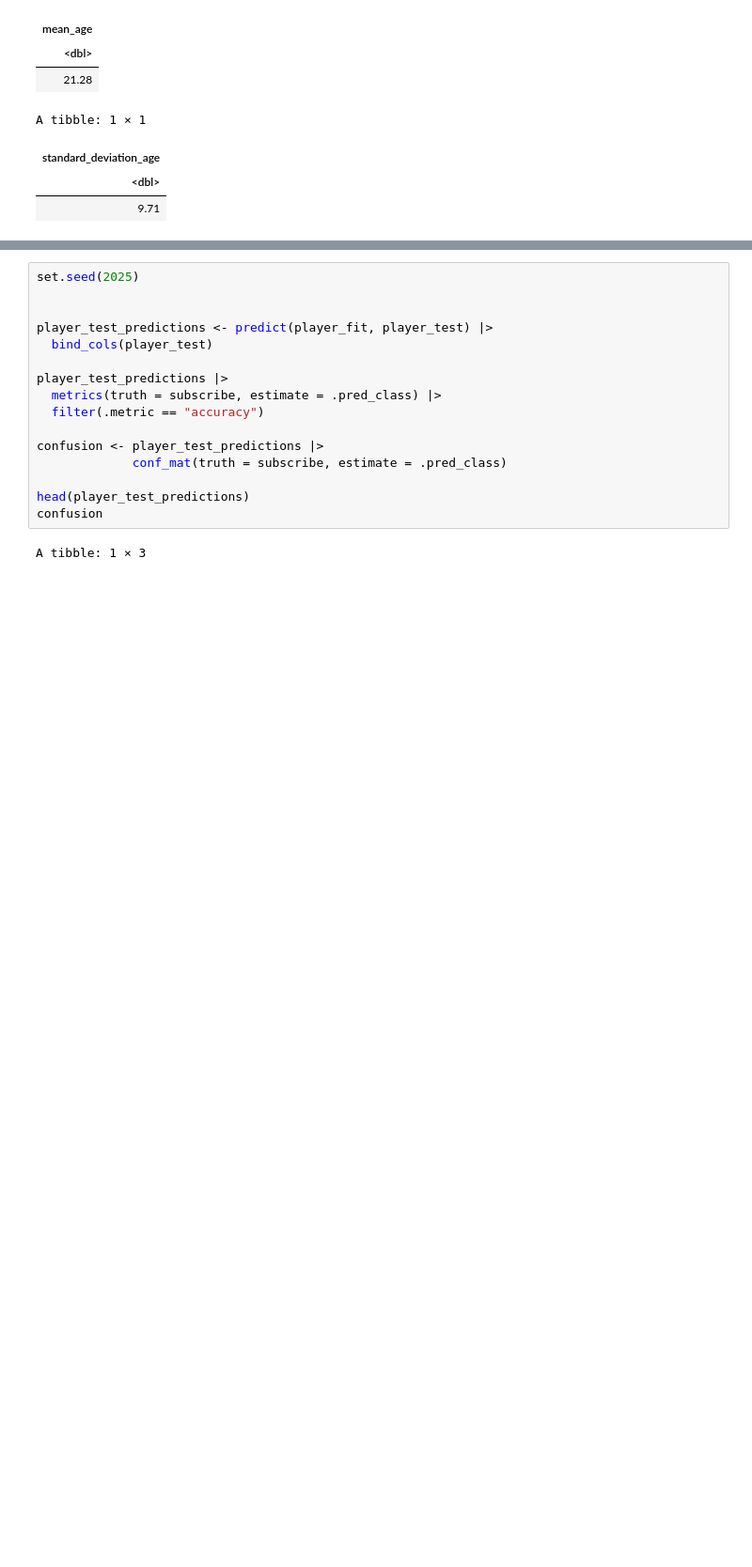
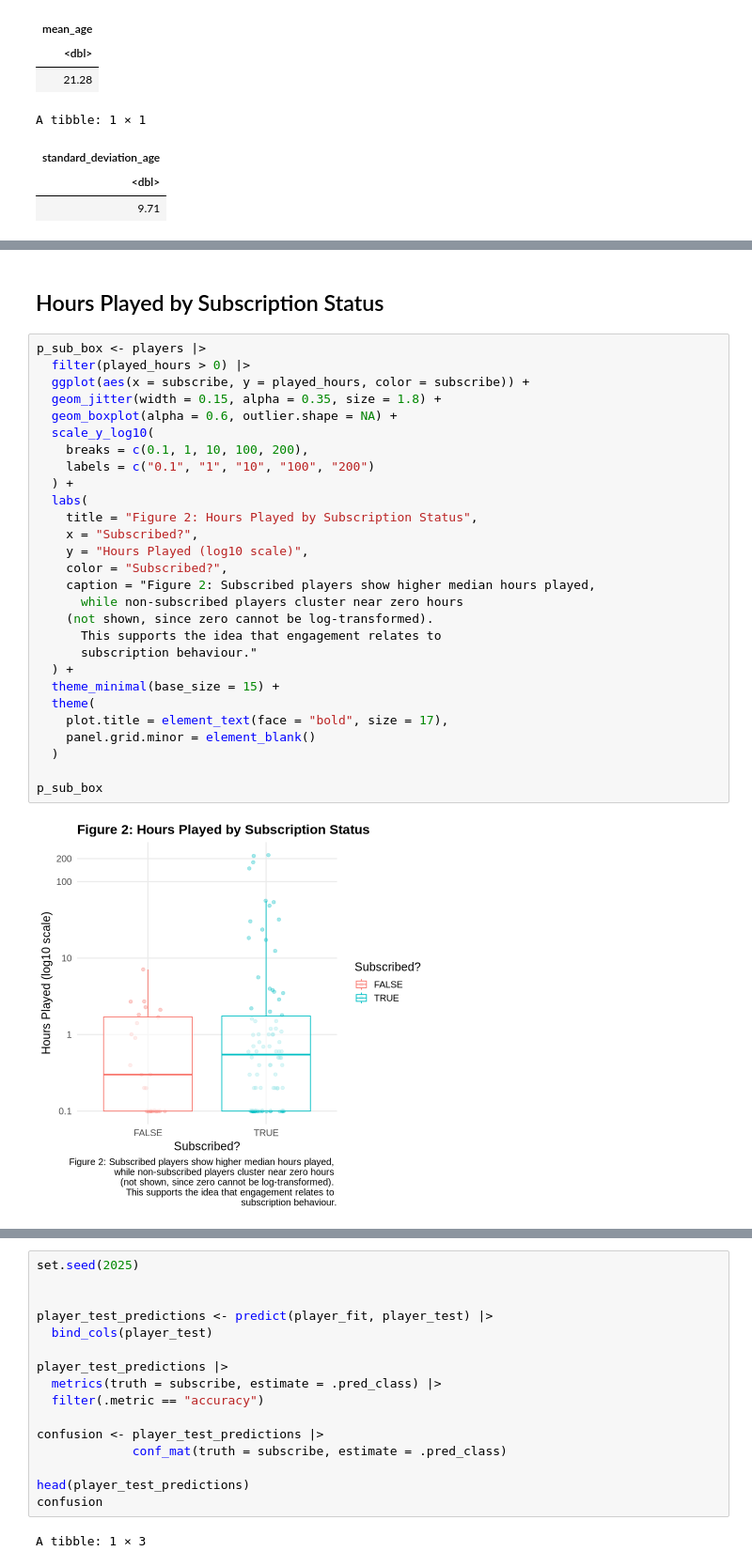
Before and after one commit to cohenp/DSCI-100-Project-004-21, a Jupyter notebook: project_final_report.ipynb, the cells around one changed output, grey strips where cells are left out. Shown at 94% size. Drawn from its saved outputs; the diff is of its cells as text; blank space fills up the shorter version.

```diff
--- a/project_final_report.ipynb
+++ b/project_final_report.ipynb
@@ -233,0 +235,32 @@ Warning message in scale_y_log10():
+# %% [markdown]
+## Hours Played by Subscription Status
+# %%
+p_sub_box <- players |>
+  filter(played_hours > 0) |>
+  ggplot(aes(x = subscribe, y = played_hours, color = subscribe)) +
+  geom_jitter(width = 0.15, alpha = 0.35, size = 1.8) +
+  geom_boxplot(alpha = 0.6, outlier.shape = NA) +
+  scale_y_log10(
+    breaks = c(0.1, 1, 10, 100, 200),
+    labels = c("0.1", "1", "10", "100", "200")
+  ) +
+  labs(
+    title = "Figure 2: Hours Played by Subscription Status",
+    x = "Subscribed?",
+    y = "Hours Played (log10 scale)",
+    color = "Subscribed?",
+    caption = "Figure 2: Subscribed players show higher median hours played,
+      while non-subscribed players cluster near zero hours
+    (not shown, since zero cannot be log-transformed).
+      This supports the idea that engagement relates to
+      subscription behaviour."
+  ) +
+  theme_minimal(base_size = 15) +
+  theme(
+    plot.title = element_text(face = "bold", size = 17),
+    panel.grid.minor = element_blank()
+  )
+
+p_sub_box
+# %% [output]
+[figure, new version]
```
Also changed, not shown: parts of 29 cells of this notebook.
